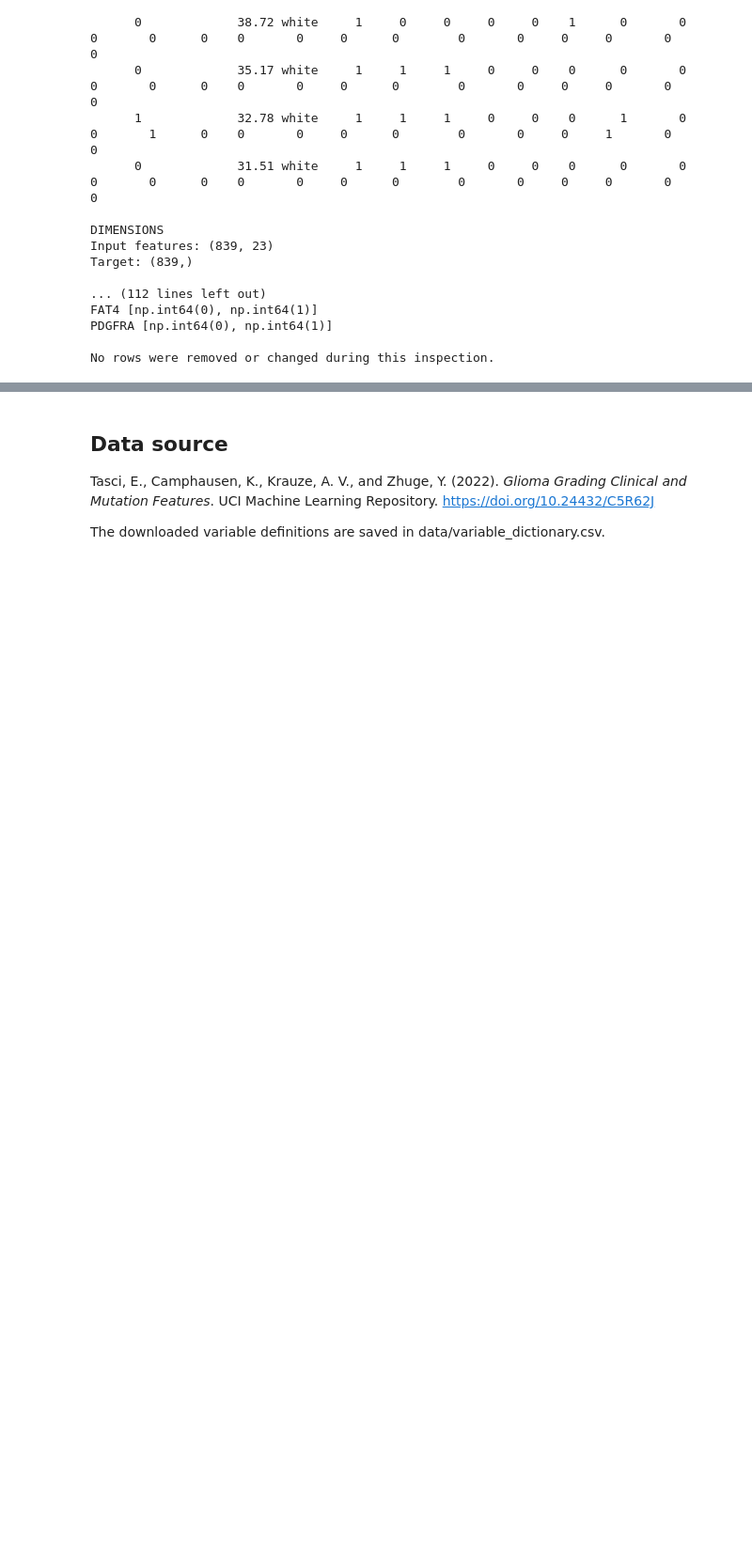
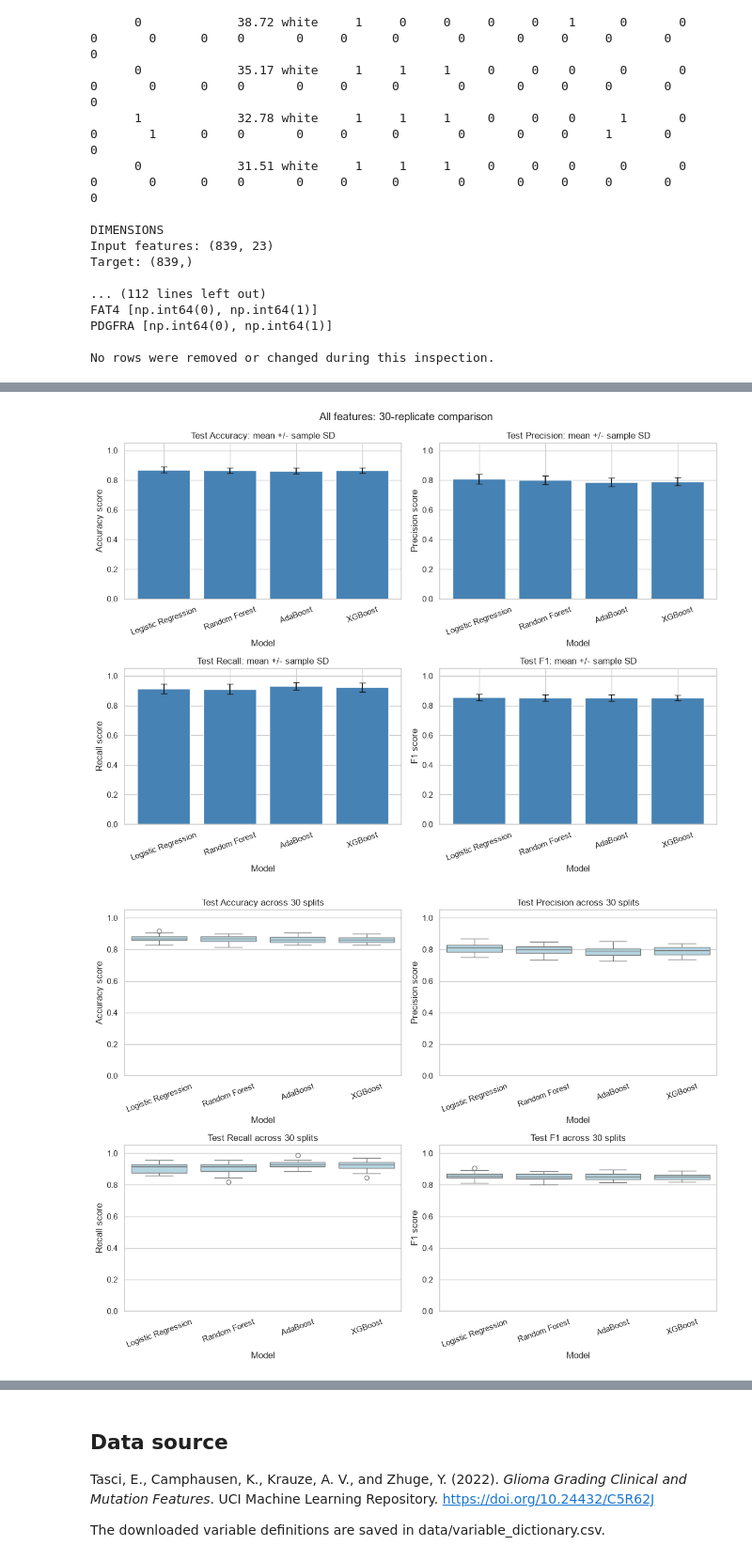
Before and after one commit to tarun-vignes/DSC101-Project-II, a Jupyter notebook: project_notebook.ipynb, the cells around one changed output, grey strips where cells are left out. Shown at 94% size. Drawn from its saved outputs; the diff is of its cells as text; code cells hidden in the pictures; blank space fills up the shorter version.

Commit message:
Complete model comparison and submission documents

```diff
--- a/project_notebook.ipynb
+++ b/project_notebook.ipynb
@@ -49,0 +83,3 @@ No rows have been removed, no models have been trained, and no prediction result
+# %%
+X_ready, y_ready = prepare_data(X, y)
+print(X_ready.head().to_string(index=False))
@@ -49,0 +141,4 @@ No rows have been removed, no models have been trained, and no prediction result
+# %%
+models, grids = build_models(seed=100)
+for name in models:
+    print(name, grids[name])
@@ -49,0 +158,16 @@ No rows have been removed, no models have been trained, and no prediction result
+# %%
+RUN_EXPERIMENTS = False
+gene_columns = X.columns.drop(["Gender", "Age_at_diagnosis", "Race"])
+if RUN_EXPERIMENTS:
+    results, representative = run_experiments(X_ready, y_ready, gene_columns, n_repeats=30)
+else:
+    results = pd.read_csv("results/model_results.csv")
+    representative = {}
+    for name in models:
+        filename = name.lower().replace(" ", "_") + "_seed100_predictions.csv"
+        representative[name] = pd.read_csv(Path("results") / filename)
+
+# There should be 30 runs for each of four models in both feature comparisons.
+print(results.groupby(["Feature_set", "Model"]).size())
+print("Saved result rows:", len(results))
+display(results.head(8))
@@ -49,0 +199,6 @@ No rows have been removed, no models have been trained, and no prediction result
+# %%
+summary = summarize_results(results)
+main_summary = summary[summary["Feature_set"] == "All features"]
+display(main_summary.round(4))
+# A compact comparison table: mean test score for each metric.
+display(main_summary.pivot(index="Model", columns="Metric", values="Mean").round(4))
@@ -49,0 +239,5 @@ No rows have been removed, no models have been trained, and no prediction result
+# %%
+plot_model_results(results, summary, representative)
+# %% [output]
+[figure, added]
+[figure, added]
```
Also changed, not shown: parts of 24 cells of this notebook, 26 other files.
